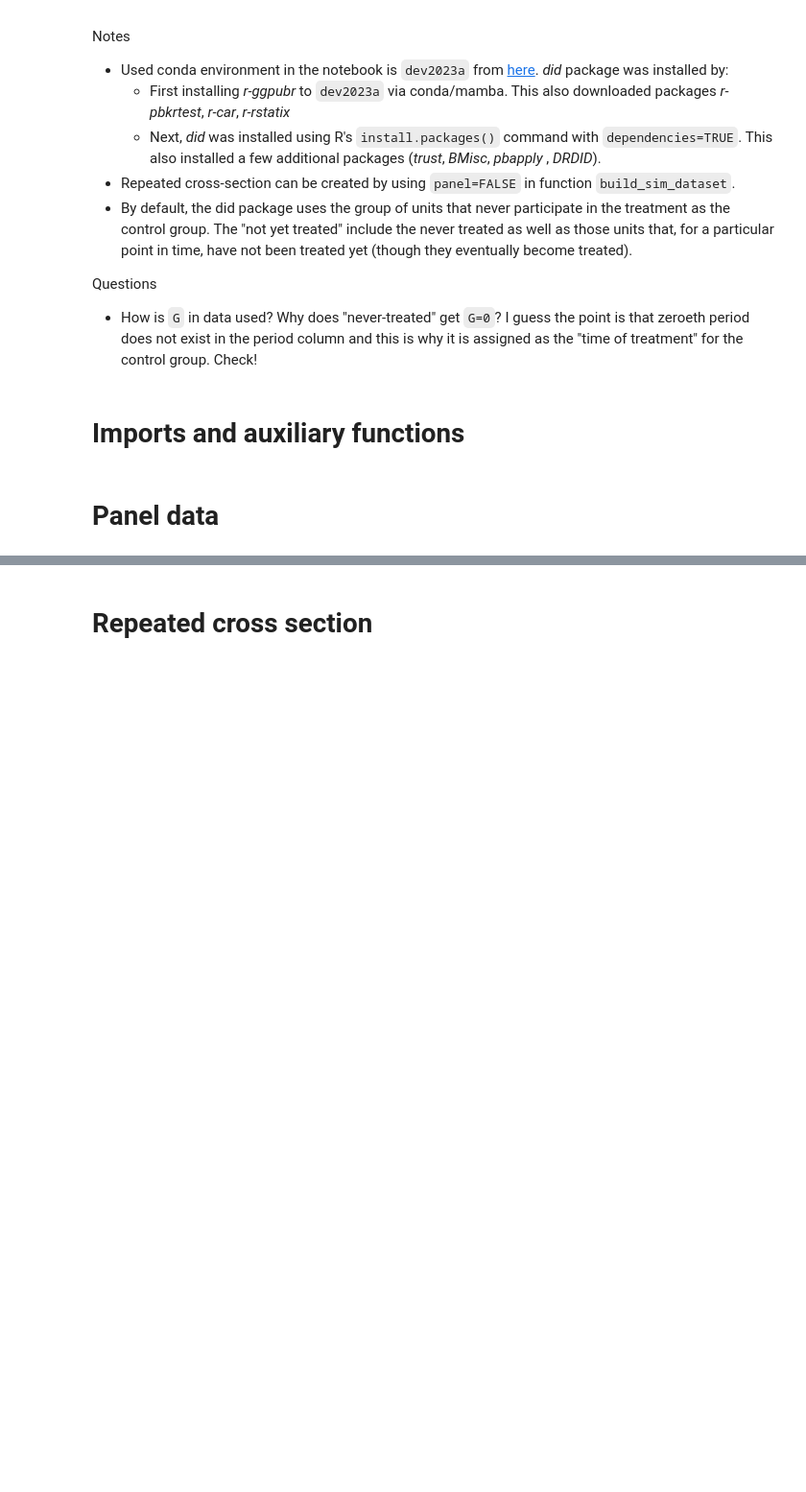
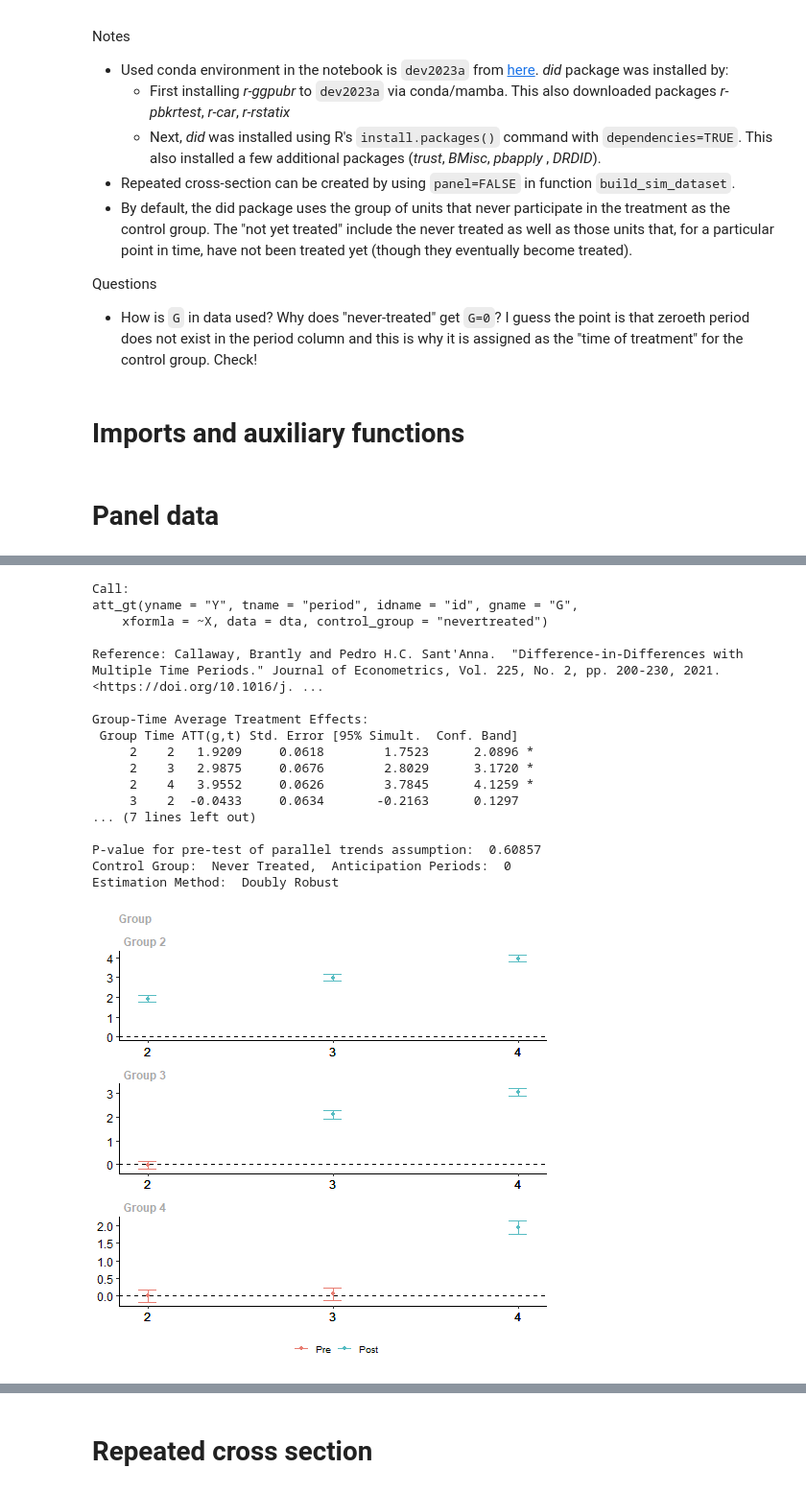
Before and after one commit to NoobQuant/Data_Science_Projects, a Jupyter notebook: stats/did/callaway_santanna_did_intro.ipynb, the cells around one changed output, grey strips where cells are left out. Shown: that part at 96% size. Saved outputs shown, nothing was run; the diff lists cells and outputs as text; code cells hidden in the pictures; blank space fills up the shorter version.

Commit message:
update of callaway_santanna_did_intro

```diff
--- a/stats/did/callaway_santanna_did_intro.ipynb
+++ b/stats/did/callaway_santanna_did_intro.ipynb
@@ -75,0 +183,34 @@ def plot_group_cluster_means(df):
+# %%
+%%R
+out = att_gt(
+    yname="Y",
+    tname="period",
+    idname="id",
+    gname="G",
+    xformla=~X,
+    control_group="nevertreated",
+    data=dta
+)
+summary(out)
+
+# Plot results
+ggdid(out)
+# %% [output]
+Call:
+att_gt(yname = "Y", tname = "period", idname = "id", gname = "G",
+    xformla = ~X, data = dta, control_group = "nevertreated")
+
+Reference: Callaway, Brantly and Pedro H.C. Sant'Anna.  "Difference-in-Differences with Multiple Time Periods." Journal of Econometrics, Vol. 225, No. 2, pp. 200-230, 2021. <https://doi.org/10.1016/j. ...
+
+Group-Time Average Treatment Effects:
+ Group Time ATT(g,t) Std. Error [95% Simult.  Conf. Band]
+     2    2   1.9209     0.0618        1.7523      2.0896 *
+     2    3   2.9875     0.0676        2.8029      3.1720 *
+     2    4   3.9552     0.0626        3.7845      4.1259 *
+     3    2  -0.0433     0.0634       -0.2163      0.1297
+... (7 lines left out)
+
+P-value for pre-test of parallel trends assumption:  0.60857
+Control Group:  Never Treated,  Anticipation Periods:  0
+Estimation Method:  Doubly Robust
+[figure, added]
```
Also changed, not shown: parts of 51 cells of this notebook.
